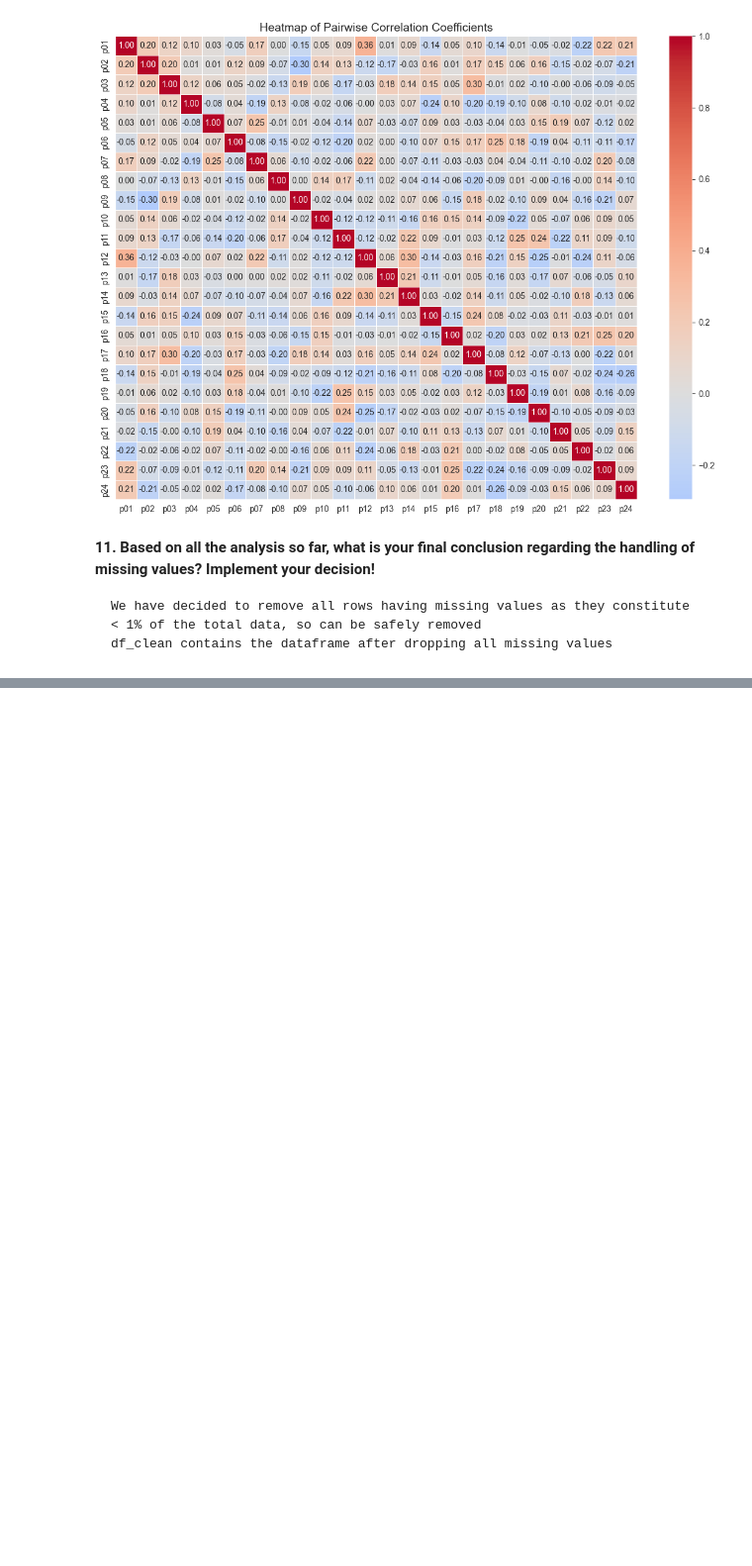
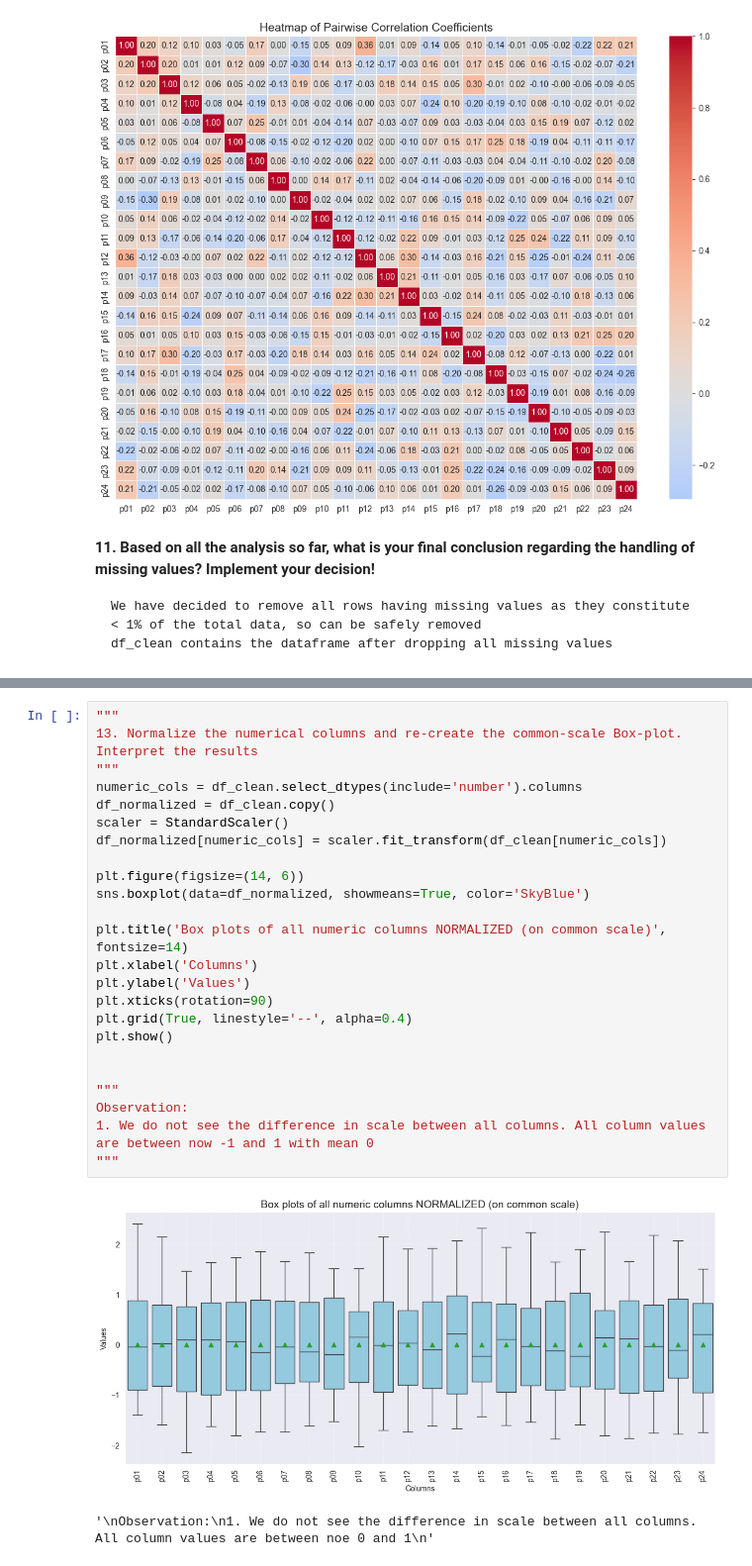
Before and after one commit to swapnilk0607/pml, a Jupyter notebook: content/swapnilkatale/Ex-7-EDA/eda_solution.ipynb, the cells around one changed output, grey strips where cells are left out. Shown at 99% size. Cells and saved outputs as stored; diff of their text form; blank space fills up the shorter version.

```diff
--- a/content/swapnilkatale/Ex-7-EDA/eda_solution.ipynb
+++ b/content/swapnilkatale/Ex-7-EDA/eda_solution.ipynb
@@ -385,0 +384,27 @@ Please also refer to the documentation for alternative solver options:
+# %%
+"""
+13. Normalize the numerical columns and re-create the common-scale Box-plot. Interpret the results
+"""
+numeric_cols = df_clean.select_dtypes(include='number').columns
+df_normalized = df_clean.copy()
+scaler = StandardScaler()
+df_normalized[numeric_cols] = scaler.fit_transform(df_clean[numeric_cols])
+
+plt.figure(figsize=(14, 6))
+sns.boxplot(data=df_normalized, showmeans=True, color='SkyBlue')
+
+plt.title('Box plots of all numeric columns NORMALIZED (on common scale)', fontsize=14)
+plt.xlabel('Columns')
+plt.ylabel('Values')
+plt.xticks(rotation=90)
+plt.grid(True, linestyle='--', alpha=0.4)
+plt.show()
+
+
+"""
+Observation:
+1. We do not see the difference in scale between all columns. All column values are between now -1 and 1 with mean 0
+"""
+# %% [output]
+[figure, added]
+'\nObservation:\n1. We do not see the difference in scale between all columns. All column values are between noe 0 and 1\n'
```
Also changed, not shown: parts of 4 cells of this notebook.
